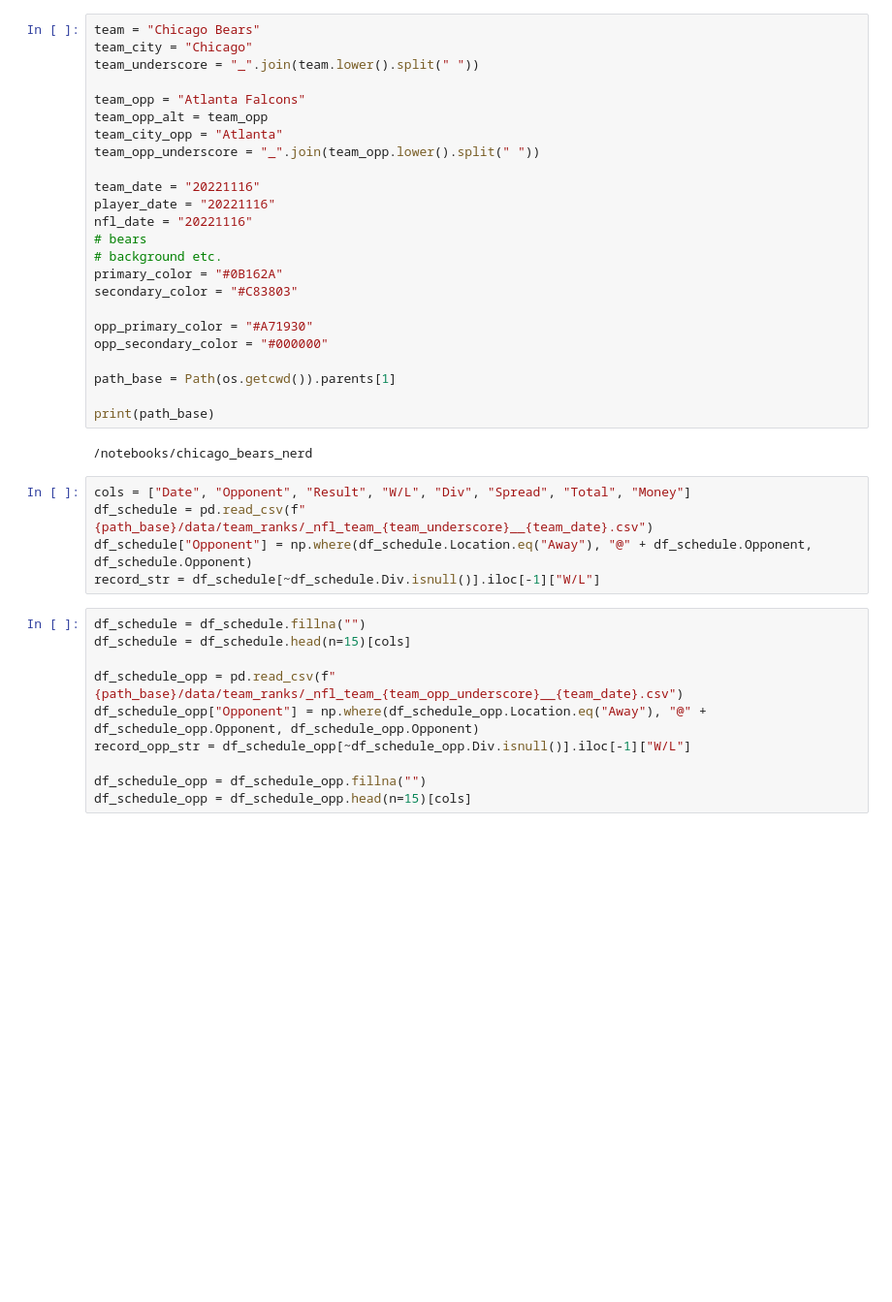
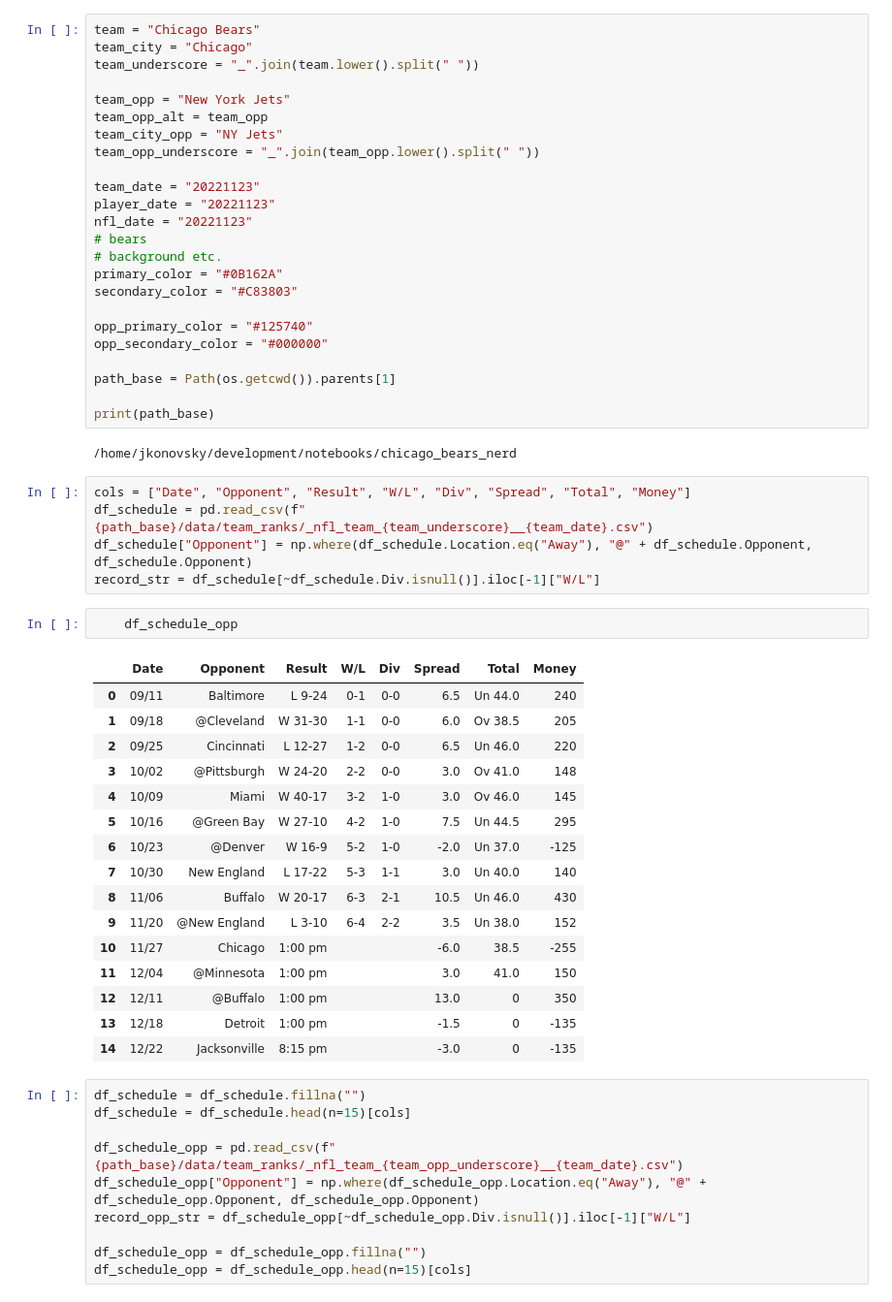
Before and after one commit to kono10/notebooks, a Jupyter notebook: chicago_bears_nerd/visuals/weekly_charts/2_spider_plot_weekly_bears_summary.ipynb, the cells around one changed output. Shown: that part at 97% size. Drawn from its saved outputs; the diff is of its cells as text; blank space fills up the shorter version.

```diff
--- a/chicago_bears_nerd/visuals/weekly_charts/2_spider_plot_weekly_bears_summary.ipynb
+++ b/chicago_bears_nerd/visuals/weekly_charts/2_spider_plot_weekly_bears_summary.ipynb
@@ -19,32 +20,51 @@ team = "Chicago Bears"
 team_city = "Chicago"
 team_underscore = "_".join(team.lower().split(" "))
 
-team_opp = "Atlanta Falcons"
+team_opp = "New York Jets"
 team_opp_alt = team_opp
-team_city_opp = "Atlanta"
+team_city_opp = "NY Jets"
 team_opp_underscore = "_".join(team_opp.lower().split(" "))
 
-team_date = "20221116"
-player_date = "20221116"
-nfl_date = "20221116"
+team_date = "20221123"
+player_date = "20221123"
+nfl_date = "20221123"
 # bears
 # background etc.
 primary_color = "#0B162A"
 secondary_color = "#C83803"
 
-opp_primary_color = "#A71930"
+opp_primary_color = "#125740"
 opp_secondary_color = "#000000"
 
 path_base = Path(os.getcwd()).parents[1]
 
 print(path_base)
 # %% [output]
-/notebooks/chicago_bears_nerd
+/home/jkonovsky/development/notebooks/chicago_bears_nerd
 # %%
 cols = ["Date", "Opponent", "Result", "W/L", "Div", "Spread", "Total", "Money"]
 df_schedule = pd.read_csv(f"{path_base}/data/team_ranks/_nfl_team_{team_underscore}__{team_date}.csv")
 df_schedule["Opponent"] = np.where(df_schedule.Location.eq("Away"), "@" + df_schedule.Opponent, df_schedule.Opponent)
 record_str = df_schedule[~df_schedule.Div.isnull()].iloc[-1]["W/L"]
+# %%
+    df_schedule_opp
+# %% [output]
+|  | Date | Opponent | Result | W/L | Div | Spread | Total | Money |
+| 0 | 09/11 | Baltimore | L 9-24 | 0-1 | 0-0 | 6.5 | Un 44.0 | 240 |
+| 1 | 09/18 | @Cleveland | W 31-30 | 1-1 | 0-0 | 6.0 | Ov 38.5 | 205 |
+| 2 | 09/25 | Cincinnati | L 12-27 | 1-2 | 0-0 | 6.5 | Un 46.0 | 220 |
+| 3 | 10/02 | @Pittsburgh | W 24-20 | 2-2 | 0-0 | 3.0 | Ov 41.0 | 148 |
+| 4 | 10/09 | Miami | W 40-17 | 3-2 | 1-0 | 3.0 | Ov 46.0 | 145 |
+| 5 | 10/16 | @Green Bay | W 27-10 | 4-2 | 1-0 | 7.5 | Un 44.5 | 295 |
+| 6 | 10/23 | @Denver | W 16-9 | 5-2 | 1-0 | -2.0 | Un 37.0 | -125 |
+| 7 | 10/30 | New England | L 17-22 | 5-3 | 1-1 | 3.0 | Un 40.0 | 140 |
+| 8 | 11/06 | Buffalo | W 20-17 | 6-3 | 2-1 | 10.5 | Un 46.0 | 430 |
+| 9 | 11/20 | @New England | L 3-10 | 6-4 | 2-2 | 3.5 | Un 38.0 | 152 |
+| 10 | 11/27 | Chicago | 1:00 pm |  |  | -6.0 | 38.5 | -255 |
+| 11 | 12/04 | @Minnesota | 1:00 pm |  |  | 3.0 | 41.0 | 150 |
+| 12 | 12/11 | @Buffalo | 1:00 pm |  |  | 13.0 | 0 | 350 |
+| 13 | 12/18 | Detroit | 1:00 pm |  |  | -1.5 | 0 | -135 |
+| 14 | 12/22 | Jacksonville | 8:15 pm |  |  | -3.0 | 0 | -135 |
 # %%
 df_schedule = df_schedule.fillna("")
 df_schedule = df_schedule.head(n=15)[cols]
```
Also changed, not shown: parts of 5 cells of this notebook, 9 other files.
